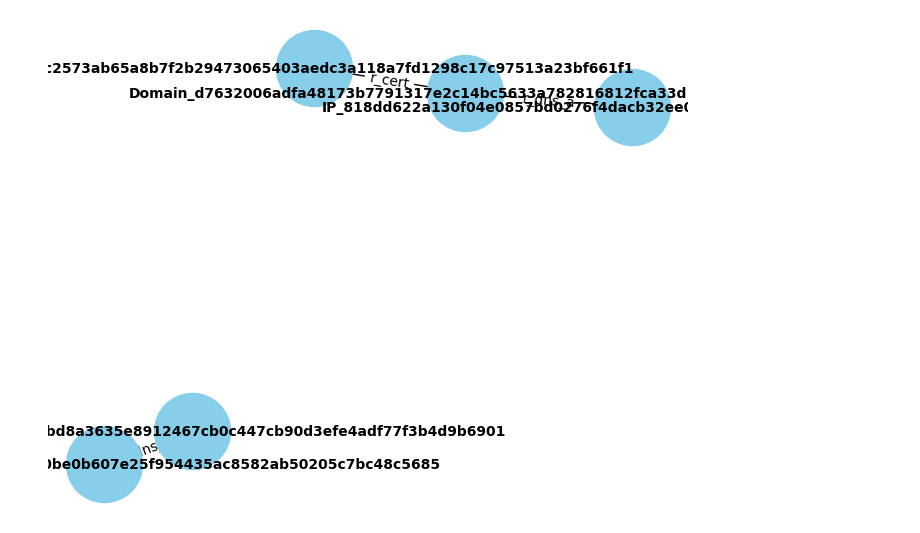
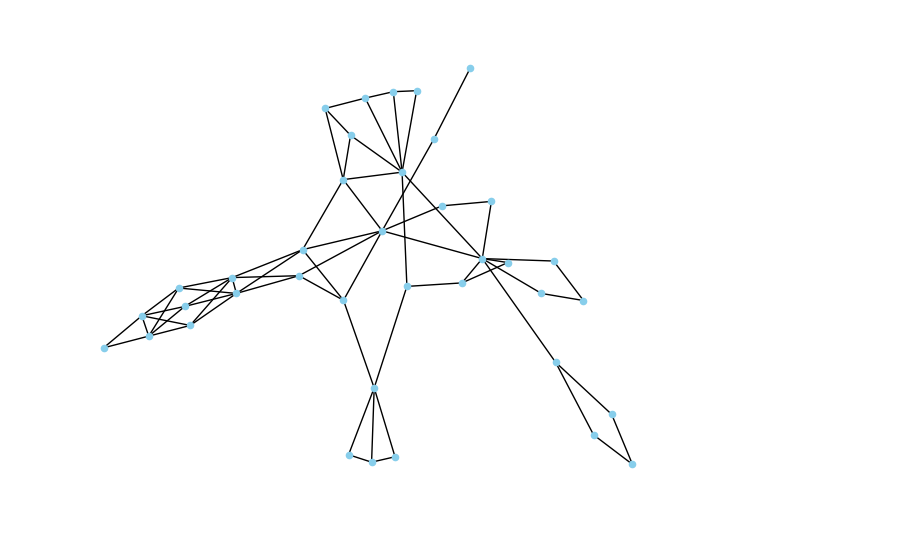
Before and after one commit to Nocturne228/BP_Vis, a Jupyter notebook: graph_test.ipynb, the cells around one changed output. Cells and saved outputs as stored; diff of their text form; code cells hidden in the pictures.

Commit message:
display key links

```diff
--- a/graph_test.ipynb
+++ b/graph_test.ipynb
@@ -12,27 +0,0 @@ df = pd.read_csv('data/team1/关键链路.csv')
-# %%
-import networkx as nx
-import matplotlib.pyplot as plt
-
-# 初始化图
-G = nx.Graph()
-
-# 添加节点和边
-edges = [
-    ("Domain_d7632006adfa48173b7791317e2c14bc5633a782816812fca33d198c5ac65844", "Cert_9c2573ab65a8b7f2b29473065403aedc3a118a7fd1298c17c97513a23bf661f1", "r_cert"),
-    ("Domain_d7632006adfa48173b7791317e2c14bc5633a782816812fca33d198c5ac65844", "IP_818dd622a130f04e0857bd0276f4dacb32ee046d46605f35cb8bac9999c42f19", "r_dns_a"),
-    ("Domain_d544953df628ea3b0268350be0b607e25f954435ac8582ab50205c7bc48c5685", "IP_69a9464a6a800a5bd8a3635e8912467cb0c447cb90d3efe4adf77f3b4d9b6901", "r_dns_a"),
-    # 添加其他关系...
-]
-
-for edge in edges:
-    G.add_edge(edge[0], edge[1], label=edge[2])
-
-# 绘制图
-pos = nx.spring_layout(G)
-nx.draw(G, pos, with_labels=True, node_size=3000, node_color="skyblue", font_size=10, font_weight="bold")
-labels = nx.get_edge_attributes(G, 'label')
-nx.draw_networkx_edge_labels(G, pos, edge_labels=labels)
-
-plt.show()
-# %% [output]
-[figure, removed]
@@ -38,0 +6,14 @@ plt.show()
+# %%
+nodes = list(set(key_link['source']) | set(key_link['target']))  # 获取所有节点
+# %%
+g = nx.Graph()
+for node in nodes:
+    g.add_node(node)
+for i, row in key_link.iterrows():
+    g.add_edge(row['source'], row['target'], label=row['relation'])
+# %%
+# 绘制图形
+nx.draw(g, with_labels=False, node_color='skyblue', node_size=20, font_size=12, font_color='black', font_weight='bold')
+plt.show()
+# %% [output]
+[figure, added]
```
Also changed, not shown: parts of 3 cells of this notebook, 5 other files.
